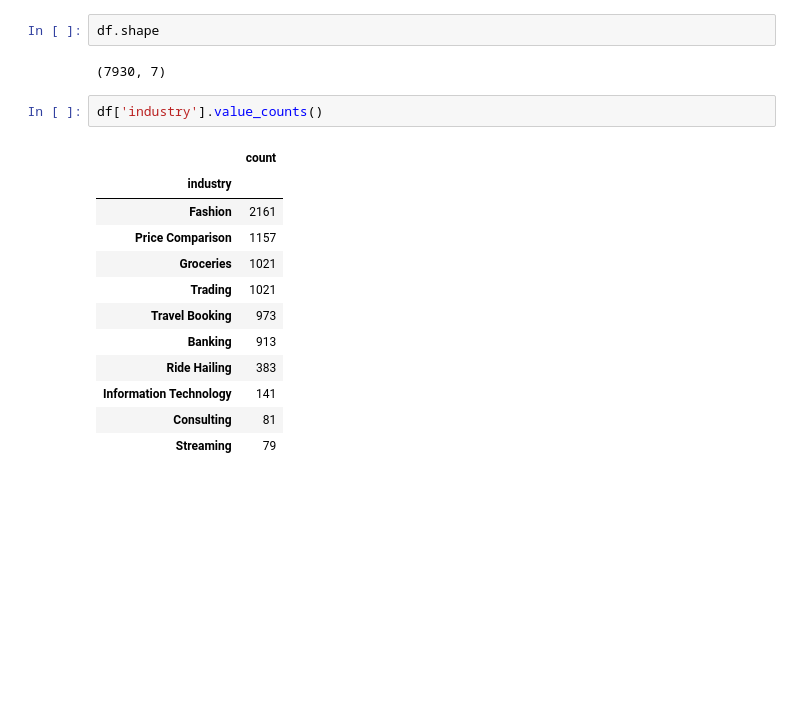
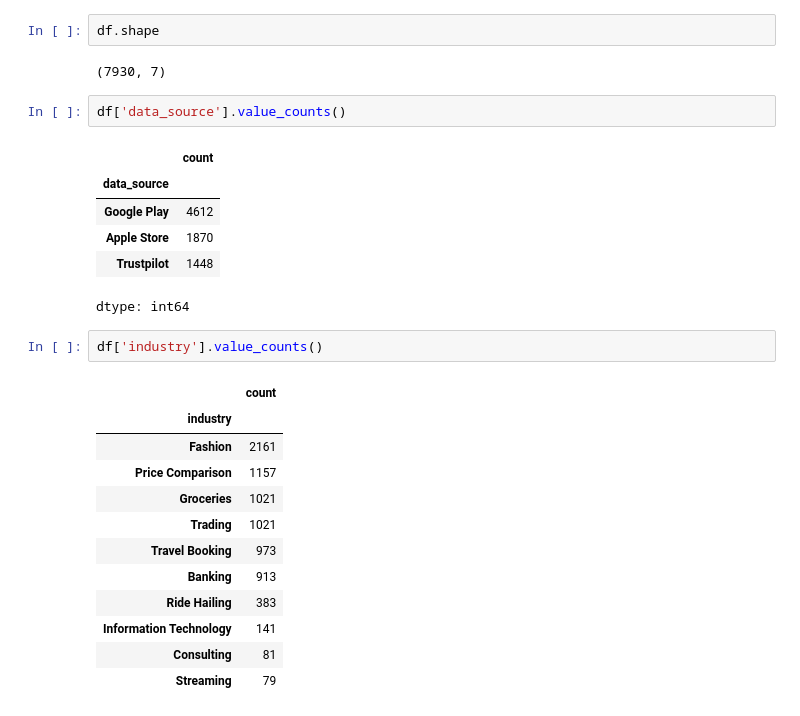
Before and after one commit to arina19-2000/unimi, a Jupyter notebook: ABSA/textsent.ipynb, the cells around one changed output. Cells and saved outputs as stored; diff of their text form; blank space fills up the shorter version.

```diff
--- a/ABSA/textsent.ipynb
+++ b/ABSA/textsent.ipynb
@@ -98,6 +88,15 @@ df.head()
 df.shape
 # %% [output]
 (7930, 7)
+# %%
+df['data_source'].value_counts()
+# %% [output]
+|  | count |
+| data_source |  |
+| Google Play | 4612 |
+| Apple Store | 1870 |
+| Trustpilot | 1448 |
+dtype: int64
 # %%
 df['industry'].value_counts()
 # %% [output]
```
Also changed, not shown: parts of 16 cells of this notebook.
